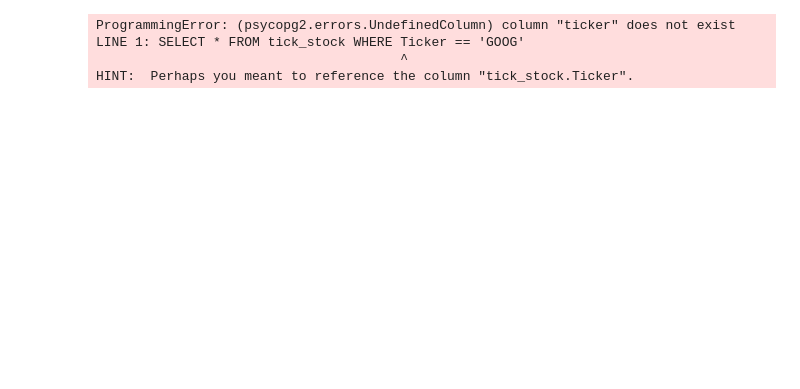
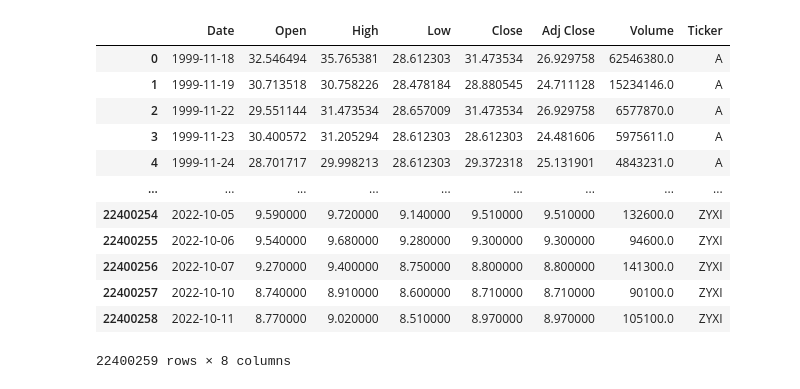
Before and after one commit to Inwest1997/TradingSystem, a Jupyter notebook: main.ipynb, the cells around one changed output. Cells and saved outputs as stored; diff of their text form; code cells hidden in the pictures; blank space fills up the shorter version.

```diff
--- a/main.ipynb
+++ b/main.ipynb
@@ -6,8 +3,17 @@ SQL  = f"SELECT * FROM {TABLE_NAME} WHERE Ticker == 'GOOG'"
-# %%
-dg = DataGenerator().read_from_db()
-dg.head()
-# %% [output]
-ProgrammingError: (psycopg2.errors.UndefinedColumn) column "ticker" does not exist
-LINE 1: SELECT * FROM tick_stock WHERE Ticker == 'GOOG'
-                                       ^
-HINT:  Perhaps you meant to reference the column "tick_stock.Ticker".
+# %%
+df = pd.read_csv('./Dataset/stock_d.csv')
+df
+# %% [output]
+|  | Date | Open | High | Low | Close | Adj Close | Volume | Ticker |
+| 0 | 1999-11-18 | 32.546494 | 35.765381 | 28.612303 | 31.473534 | 26.929758 | 62546380.0 | A |
+| 1 | 1999-11-19 | 30.713518 | 30.758226 | 28.478184 | 28.880545 | 24.711128 | 15234146.0 | A |
+| 2 | 1999-11-22 | 29.551144 | 31.473534 | 28.657009 | 31.473534 | 26.929758 | 6577870.0 | A |
+| 3 | 1999-11-23 | 30.400572 | 31.205294 | 28.612303 | 28.612303 | 24.481606 | 5975611.0 | A |
+| 4 | 1999-11-24 | 28.701717 | 29.998213 | 28.612303 | 29.372318 | 25.131901 | 4843231.0 | A |
+| ... | ... | ... | ... | ... | ... | ... | ... | ... |
+| 22400254 | 2022-10-05 | 9.590000 | 9.720000 | 9.140000 | 9.510000 | 9.510000 | 132600.0 | ZYXI |
+| 22400255 | 2022-10-06 | 9.540000 | 9.680000 | 9.280000 | 9.300000 | 9.300000 | 94600.0 | ZYXI |
+| 22400256 | 2022-10-07 | 9.270000 | 9.400000 | 8.750000 | 8.800000 | 8.800000 | 141300.0 | ZYXI |
+| 22400257 | 2022-10-10 | 8.740000 | 8.910000 | 8.600000 | 8.710000 | 8.710000 | 90100.0 | ZYXI |
+| 22400258 | 2022-10-11 | 8.770000 | 9.020000 | 8.510000 | 8.970000 | 8.970000 | 105100.0 | ZYXI |
+22400259 rows × 8 columns
```
Also changed, not shown: parts of 11 cells of this notebook, 1 other file.
